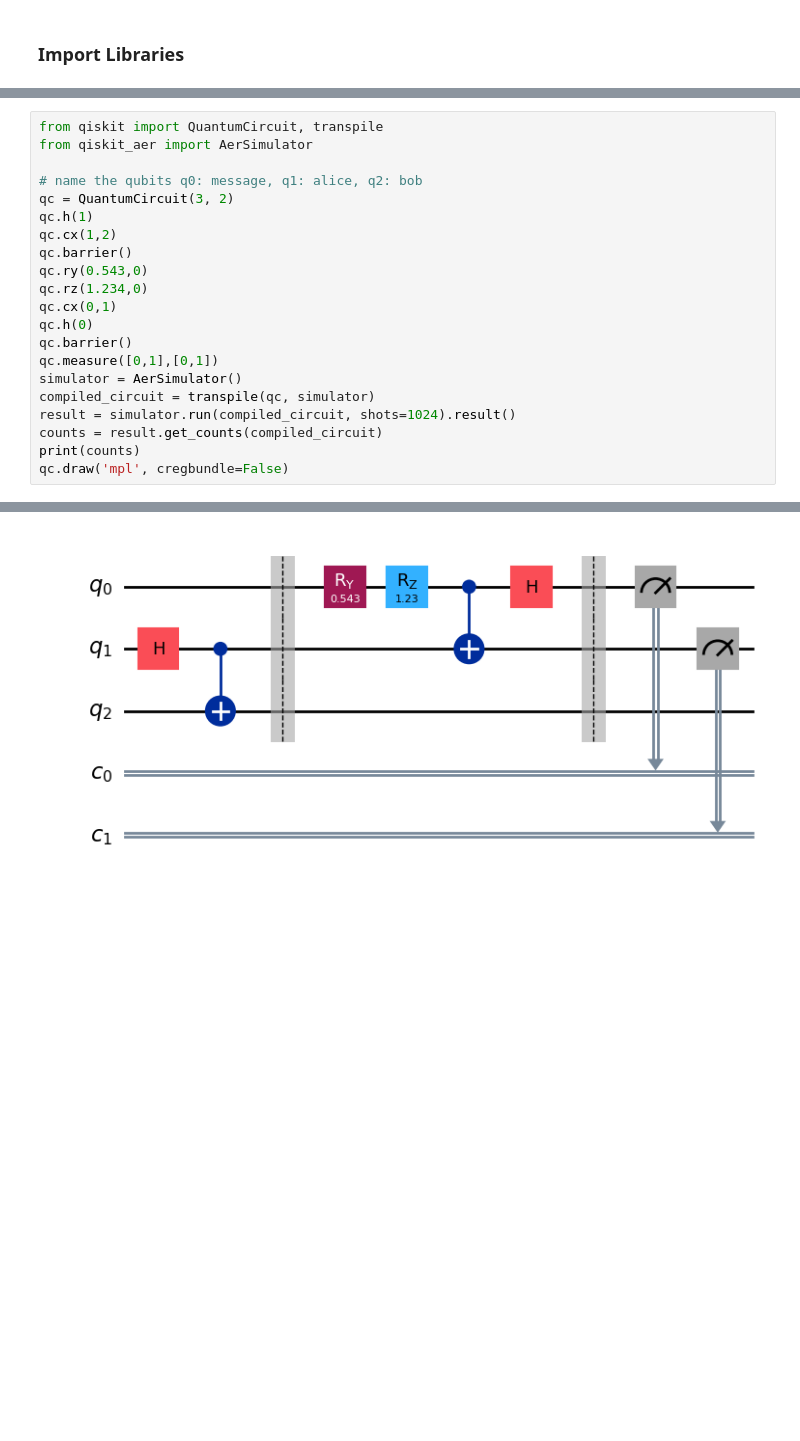
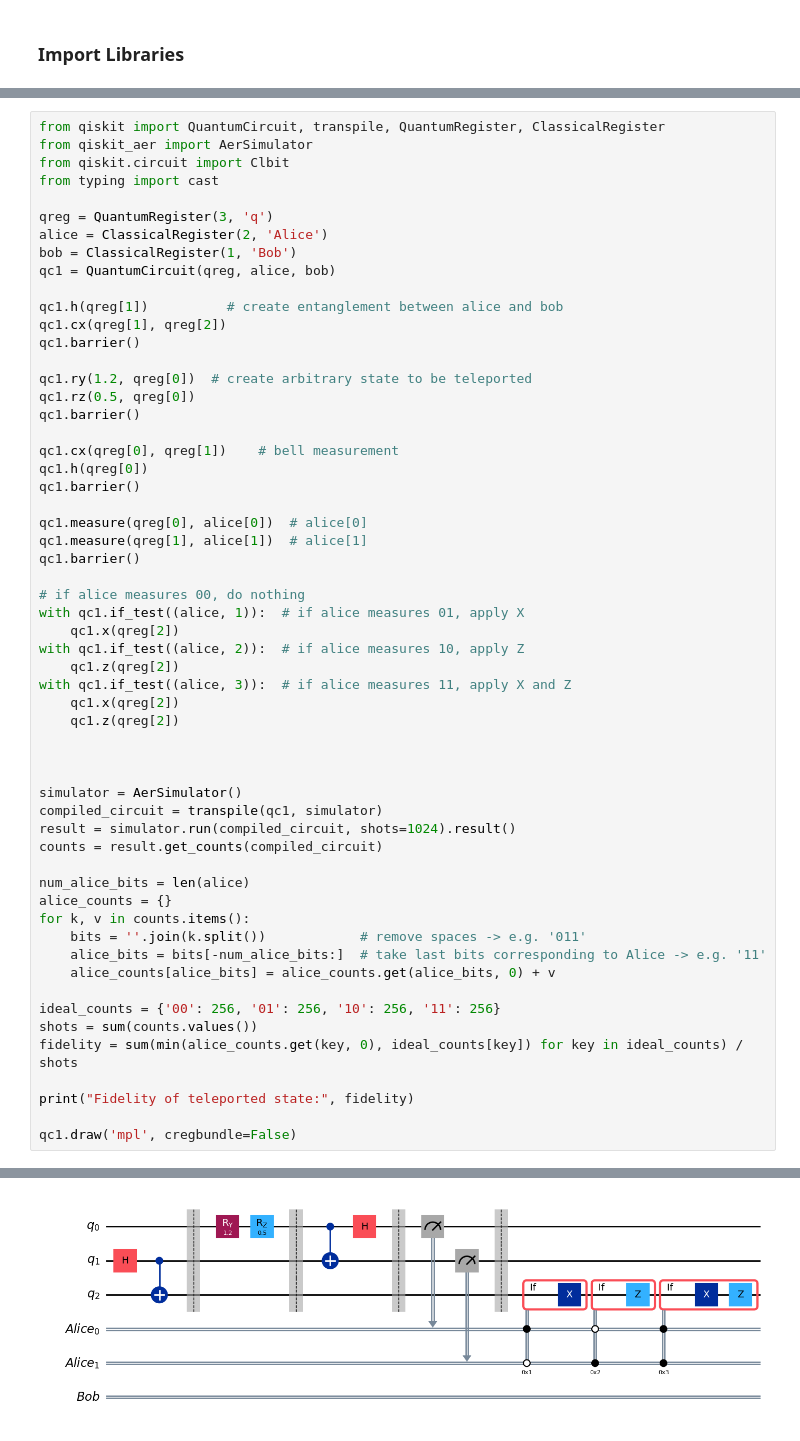
Before and after one commit to bennyp85/ATIS-Workshops, a Jupyter notebook: Day 2/Day-2_Benjamin_Pritchard.ipynb, the cells around one changed output, grey strips where cells are left out. Cells and saved outputs as stored; diff of their text form; blank space fills up the shorter version.

Commit message:
Part A — Quantum Teleportation (needs density matrix formalism)

```diff
--- a/Day 2/Day-2_Benjamin_Pritchard.ipynb
+++ b/Day 2/Day-2_Benjamin_Pritchard.ipynb
@@ -11,22 +29,58 @@
 # %%
-from qiskit import QuantumCircuit, transpile
+from qiskit import QuantumCircuit, transpile, QuantumRegister, ClassicalRegister
 from qiskit_aer import AerSimulator
+from qiskit.circuit import Clbit
+from typing import cast
 
-# name the qubits q0: message, q1: alice, q2: bob
-qc = QuantumCircuit(3, 2)
-qc.h(1)
-qc.cx(1,2)
-qc.barrier()
-qc.ry(0.543,0)
-qc.rz(1.234,0)
-qc.cx(0,1)
-qc.h(0)
-qc.barrier()
-qc.measure([0,1],[0,1])
+qreg = QuantumRegister(3, 'q')
+alice = ClassicalRegister(2, 'Alice')
+bob = ClassicalRegister(1, 'Bob')
+qc1 = QuantumCircuit(qreg, alice, bob)
+
+qc1.h(qreg[1])          # create entanglement between alice and bob
+qc1.cx(qreg[1], qreg[2])
+qc1.barrier()
+
+qc1.ry(1.2, qreg[0])  # create arbitrary state to be teleported
+qc1.rz(0.5, qreg[0])
+qc1.barrier()
+
+qc1.cx(qreg[0], qreg[1])    # bell measurement
+qc1.h(qreg[0])
+qc1.barrier()
+
+qc1.measure(qreg[0], alice[0])  # alice[0]
+qc1.measure(qreg[1], alice[1])  # alice[1]
+qc1.barrier()
+
+# if alice measures 00, do nothing
+with qc1.if_test((alice, 1)):  # if alice measures 01, apply X
+    qc1.x(qreg[2])
+with qc1.if_test((alice, 2)):  # if alice measures 10, apply Z
+    qc1.z(qreg[2])
+with qc1.if_test((alice, 3)):  # if alice measures 11, apply X and Z
+    qc1.x(qreg[2])
+    qc1.z(qreg[2])
+
+
+
 simulator = AerSimulator()
-compiled_circuit = transpile(qc, simulator)
+compiled_circuit = transpile(qc1, simulator)
 result = simulator.run(compiled_circuit, shots=1024).result()
 counts = result.get_counts(compiled_circuit)
-print(counts)
-qc.draw('mpl', cregbundle=False)
+
+num_alice_bits = len(alice)
+alice_counts = {}
+for k, v in counts.items():
+    bits = ''.join(k.split())            # remove spaces -> e.g. '011'
+    alice_bits = bits[-num_alice_bits:]  # take last bits corresponding to Alice -> e.g. '11'
+    alice_counts[alice_bits] = alice_counts.get(alice_bits, 0) + v
+
+ideal_counts = {'00': 256, '01': 256, '10': 256, '11': 256}
+shots = sum(counts.values())
+fidelity = sum(min(alice_counts.get(key, 0), ideal_counts[key]) for key in ideal_counts) / shots
+
+print("Fidelity of teleported state:", fidelity)
+
+qc1.draw('mpl', cregbundle=False)
 # %% [output]
@@ -34 +88 @@ qc.draw('mpl', cregbundle=False)
-[figure, old version]
+[figure, new version]
```
Also changed, not shown: parts of 2 cells of this notebook, 11 other files.
